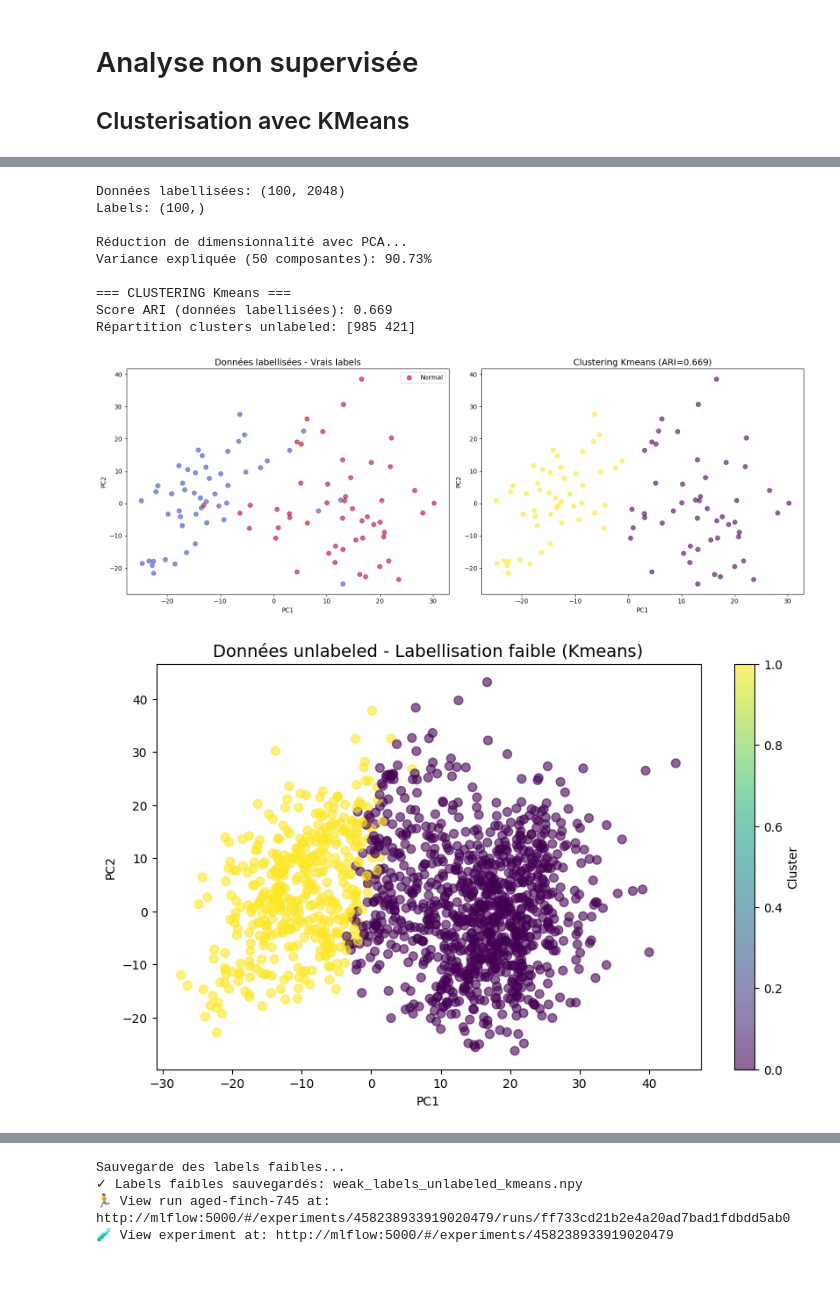
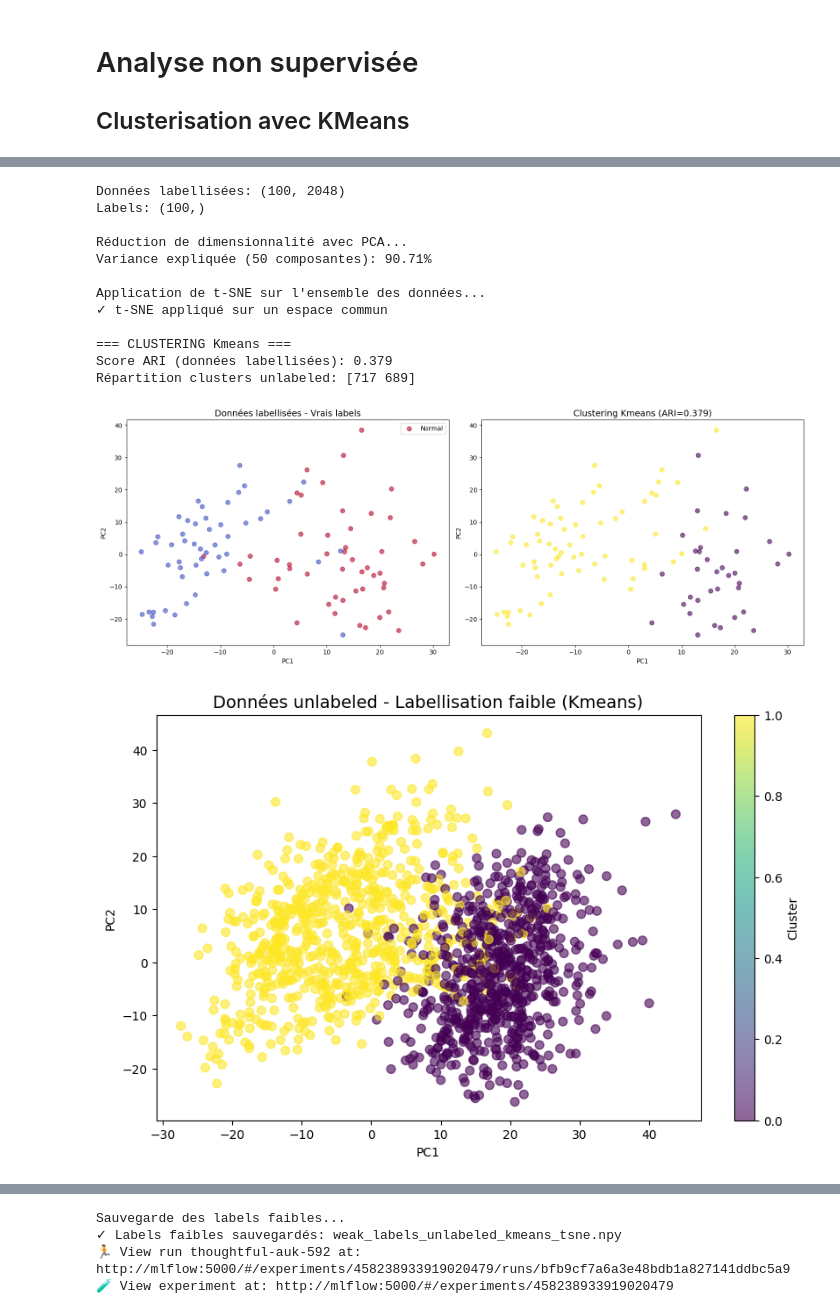
Before and after one commit to mgonzalez117/ai-engineer, a Jupyter notebook: p10/src/3-clustering_kmeans.ipynb, the cells around one changed output, grey strips where cells are left out. Saved outputs shown, nothing was run; the diff lists cells and outputs as text; code cells hidden in the pictures; blank space fills up the shorter version.

Commit message:
P10 - TSNE test

```diff
--- a/p10/src/3-clustering_kmeans.ipynb
+++ b/p10/src/3-clustering_kmeans.ipynb
@@ -23,6 +24,9 @@ RANDOM_STATE = 42
 N_COMPONENTS_PCA=50
 N_CLUSTERS=2
 ALGORITHM="Kmeans"
+
+# Configuration
+USE_TSNE = True
 # %%
 # Chargement des features
 features_cancer = np.load(FEATURES_DIR / "features_cancer.npy")
@@ -38,6 +42,7 @@ print(f"Labels: {y_true.shape}")
 
 with mlflow.start_run():
     mlflow.log_param("n_components_pca", N_COMPONENTS_PCA)
+    mlflow.log_param("use_tsne", USE_TSNE)
     mlflow.log_param("cluster_algo", ALGORITHM)
     mlflow.log_param("n_clusters", N_CLUSTERS)
 
@@ -54,6 +59,26 @@ with mlflow.start_run():
 
     print(f"Variance expliquée ({N_COMPONENTS_PCA} composantes): {pca.explained_variance_ratio_.sum():.2%}")
 
+    # Appliquer la réduction TSNE ?
+    if USE_TSNE:
+        print("\nApplication de t-SNE sur l'ensemble des données...")
+
+        # On concatène tout pour que t-SNE crée un espace commun
+        X_all_pca = np.vstack([X_labeled_pca, X_unlabeled_pca])
+
+        tsne = TSNE(n_components=2, random_state=RANDOM_STATE, perplexity=30, init='pca')
+        X_all_reduced = tsne.fit_transform(X_all_pca)
+
+        # On sépare à nouveau après la réduction
+        X_labeled_reduced = X_all_reduced[:len(X_labeled_pca)]
+        X_unlabeled_reduced = X_all_reduced[len(X_labeled_pca):]
+
+        print(" t-SNE appliqué sur un espace commun")
+    else:
+        print("\nUtilisation de PCA uniquement")
+        X_labeled_reduced = X_labeled_pca
+        X_unlabeled_reduced = X_unlabeled_pca
+
     # PCA 2D pour visualisation
     pca_2d = PCA(n_components=2)
     X_labeled_pca_2d = pca_2d.fit_transform(X_labeled_scaled)
@@ -64,12 +89,12 @@ with mlflow.start_run():
     kmeans = KMeans(n_clusters=N_CLUSTERS, random_state=RANDOM_STATE, n_init=10)
 
     # Clustering sur données labellisées (pour évaluation)
-    y_pred_labeled = kmeans.fit_predict(X_labeled_pca)
+    y_pred_labeled = kmeans.fit_predict(X_labeled_reduced)
     ari_score = adjusted_rand_score(y_true, y_pred_labeled)
     print(f"Score ARI (données labellisées): {ari_score:.3f}")
 
     # Clustering sur données unlabeled (labellisation faible)
-    y_pred_unlabeled = kmeans.predict(X_unlabeled_pca)
+    y_pred_unlabeled = kmeans.predict(X_unlabeled_reduced)
     print(f"Répartition clusters unlabeled: {np.bincount(y_pred_unlabeled)}")
 
     # ============================================
@@ -86,7 +111,7 @@ with mlflow.start_run():
     )
     mlflow.log_figure(fig_labeled, "cluster_labeled.png")
     plt.show()
-    plt.close(fig_labeled)  # Libérer la mémoire
+    plt.close(fig_labeled)
 
     # Visualisation données unlabeled
     fig_unlabeled = plot_unlabeled_clusters(
@@ -96,11 +121,12 @@ with mlflow.start_run():
     )
     mlflow.log_figure(fig_unlabeled, "cluster_unlabeled.png")
     plt.show()
-    plt.close(fig_unlabeled)  # Libérer la mémoire
+    plt.close(fig_unlabeled)
 
     # SAUVEGARDE DES LABELS FAIBLES
     print("\nSauvegarde des labels faibles...")
-    weak_labels_filename = f"weak_labels_unlabeled_{ALGORITHM.lower()}.npy"
+    method_suffix = "tsne" if USE_TSNE else "pca"
+    weak_labels_filename = f"weak_labels_unlabeled_{ALGORITHM.lower()}_{method_suffix}.npy"
     np.save(FEATURES_DIR / weak_labels_filename, y_pred_unlabeled)
     print(f"✓ Labels faibles sauvegardés: {weak_labels_filename}")
 
@@ -116,26 +142,29 @@ with mlflow.start_run():
 The git executable must be specified in one of the following ways:
     - be included in your $PATH
     - be set via $GIT_PYTHON_GIT_EXECUTABLE
     - explicitly set via git.refresh(<full-path-to-git-executable>)
 
 All git commands will error until this is rectified.
 
 This initial message can be silenced or aggravated in the future by setting the
 $GIT_PYTHON_REFRESH environment variable. Use one of the following values:
     - quiet|q|silence|s|silent|none|n|0: for no message or exception
     - warn|w|warning|log|l|1: for a warning message (logging level CRITICAL, displayed by default)
     - error|e|exception|raise|r|2: for a raised exception
 
 Example:
     export GIT_PYTHON_REFRESH=quiet
 Données labellisées: (100, 2048)
 Labels: (100,)
 
 Réduction de dimensionnalité avec PCA...
-Variance expliquée (50 composantes): 90.73%
+Variance expliquée (50 composantes): 90.71%
+
+Application de t-SNE sur l'ensemble des données...
+✓ t-SNE appliqué sur un espace commun
 
 === CLUSTERING Kmeans ===
-Score ARI (données labellisées): 0.669
-Répartition clusters unlabeled: [985 421]
+Score ARI (données labellisées): 0.379
+Répartition clusters unlabeled: [717 689]
-[figure, old version]
+[figure, new version]
-[figure, old version]
+[figure, new version]
@@ -143,4 +172,4 @@ Répartition clusters unlabeled: [985 421]
 Sauvegarde des labels faibles...
-✓ Labels faibles sauvegardés: weak_labels_unlabeled_kmeans.npy
-🏃 View run aged-finch-745 at: http://mlflow:5000/#/experiments/458238933919020479/runs/ff733cd21b2e4a20ad7bad1fdbdd5ab0
+✓ Labels faibles sauvegardés: weak_labels_unlabeled_kmeans_tsne.npy
+🏃 View run thoughtful-auk-592 at: http://mlflow:5000/#/experiments/458238933919020479/runs/bfb9cf7a6a3e48bdb1a827141ddbc5a9
 🧪 View experiment at: http://mlflow:5000/#/experiments/458238933919020479
```
Also changed, not shown: parts of 2 cells of this notebook, 6 other files.
